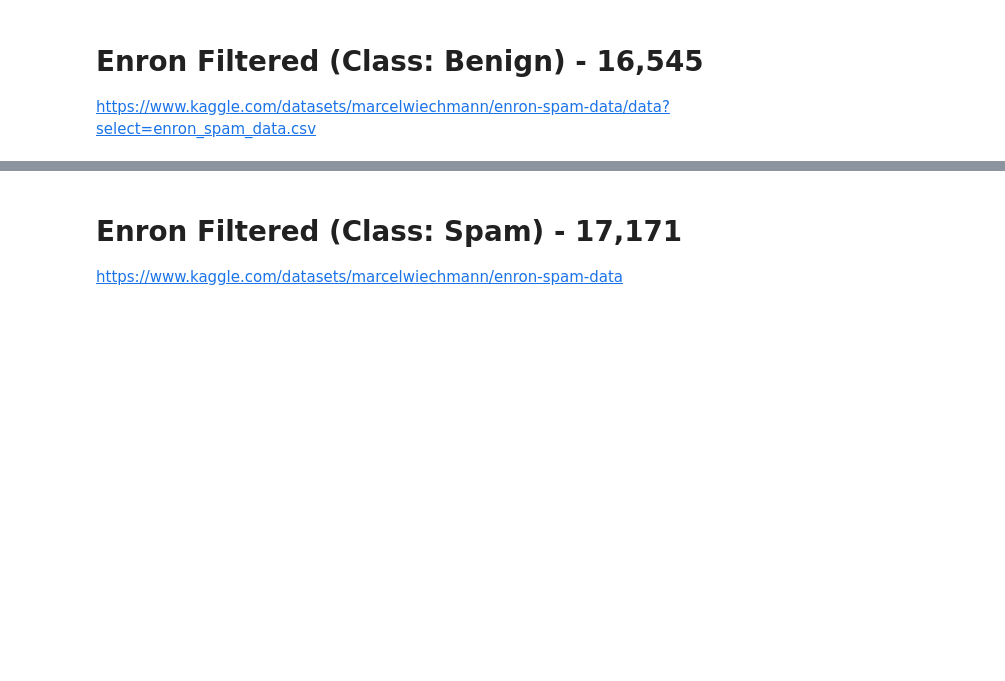
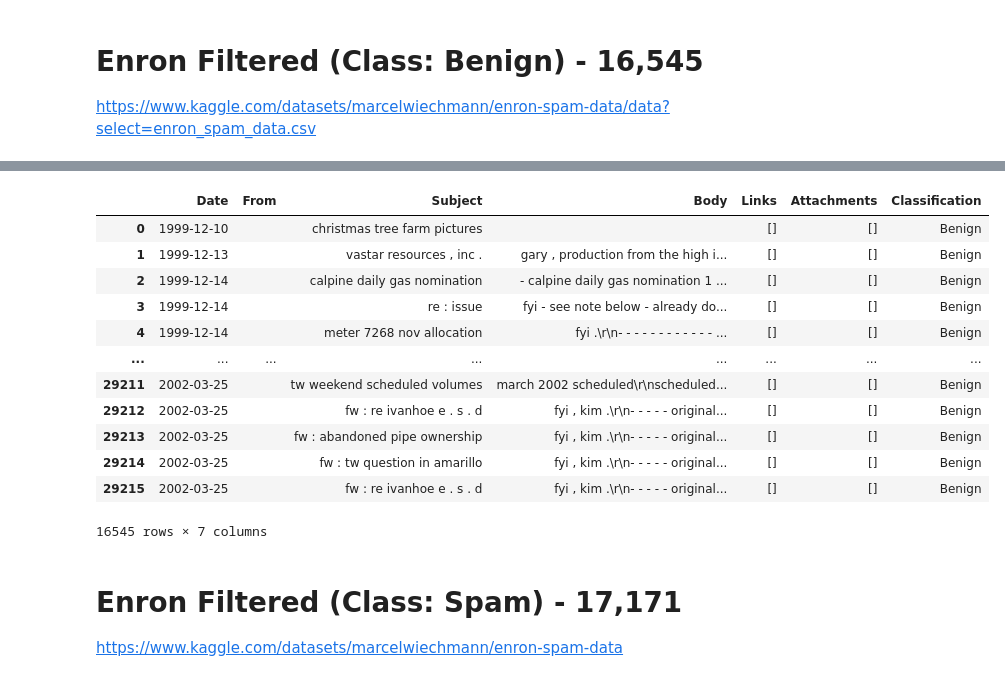
Before and after one commit to Reno0213/capstone, a Jupyter notebook: dataset.ipynb, the cells around one changed output, grey strips where cells are left out. Saved outputs shown, nothing was run; the diff lists cells and outputs as text; code cells hidden in the pictures; blank space fills up the shorter version.

```diff
--- a/dataset.ipynb
+++ b/dataset.ipynb
@@ -78,26 +145,40 @@ dfEnronHam
 # %%
 import re
-def parse_email(subject, body):
+def parse_email(date, subject, body):
 
     #no sender info in Ling or Enron Filtered
     sender = ""
 
     # Extract Links from body
     links = re.findall(r"https?://\S+", body, re.IGNORECASE)
 
     # Extract Attachments
     attachments = []
 
-    return pd.Series([sender, subject, body, links, attachments])
+    return pd.Series([pd.to_datetime(date), sender, subject, body, links, attachments])
 
 #ling and enron ham seems to have no links
-dfEnronHam[['Subject', 'Message']] = dfEnronHam[['Subject', 'Message']].fillna('')
-enronDf2 = dfEnronHam.apply(lambda row: parse_email(row['Subject'], row['Message']), axis=1)
-enronDf2.columns = ['From', 'Subject', 'Body', 'Links', 'Attachments']
+dfEnronHam[['Date', 'Subject', 'Message']] = dfEnronHam[['Date', 'Subject', 'Message']].fillna('')
+enronDf2 = dfEnronHam.apply(lambda row: parse_email(row['Date'], row['Subject'], row['Message']), axis=1)
+enronDf2.columns = ['Date', 'From', 'Subject', 'Body', 'Links', 'Attachments']
 enronDf2["Classification"] = "Benign"
 enronDf2
 
 #enronDf2.to_csv("Enron_Filtered.csv", index=False)
+# %% [output]
+|  | Date | From | Subject | Body | Links | Attachments | Classification |
+| 0 | 1999-12-10 |  | christmas tree farm pictures |  | [] | [] | Benign |
+| 1 | 1999-12-13 |  | vastar resources , inc . | gary , production from the high i... | [] | [] | Benign |
+| 2 | 1999-12-14 |  | calpine daily gas nomination | - calpine daily gas nomination 1 ... | [] | [] | Benign |
+| 3 | 1999-12-14 |  | re : issue | fyi - see note below - already do... | [] | [] | Benign |
+| 4 | 1999-12-14 |  | meter 7268 nov allocation | fyi .\r\n- - - - - - - - - - - - ... | [] | [] | Benign |
+| ... | ... | ... | ... | ... | ... | ... | ... |
+| 29211 | 2002-03-25 |  | tw weekend scheduled volumes | march 2002 scheduled\r\nscheduled... | [] | [] | Benign |
+| 29212 | 2002-03-25 |  | fw : re ivanhoe e . s . d | fyi , kim .\r\n- - - - - original... | [] | [] | Benign |
+| 29213 | 2002-03-25 |  | fw : abandoned pipe ownership | fyi , kim .\r\n- - - - - original... | [] | [] | Benign |
+| 29214 | 2002-03-25 |  | fw : tw question in amarillo | fyi , kim .\r\n- - - - - original... | [] | [] | Benign |
+| 29215 | 2002-03-25 |  | fw : re ivanhoe e . s . d | fyi , kim .\r\n- - - - - original... | [] | [] | Benign |
+16545 rows × 7 columns
 # %% [markdown]
 # Enron Filtered (Class: Spam) - 17,171
 https://www.kaggle.com/datasets/marcelwiechmann/enron-spam-data
```
Also changed, not shown: parts of 31 cells of this notebook.
